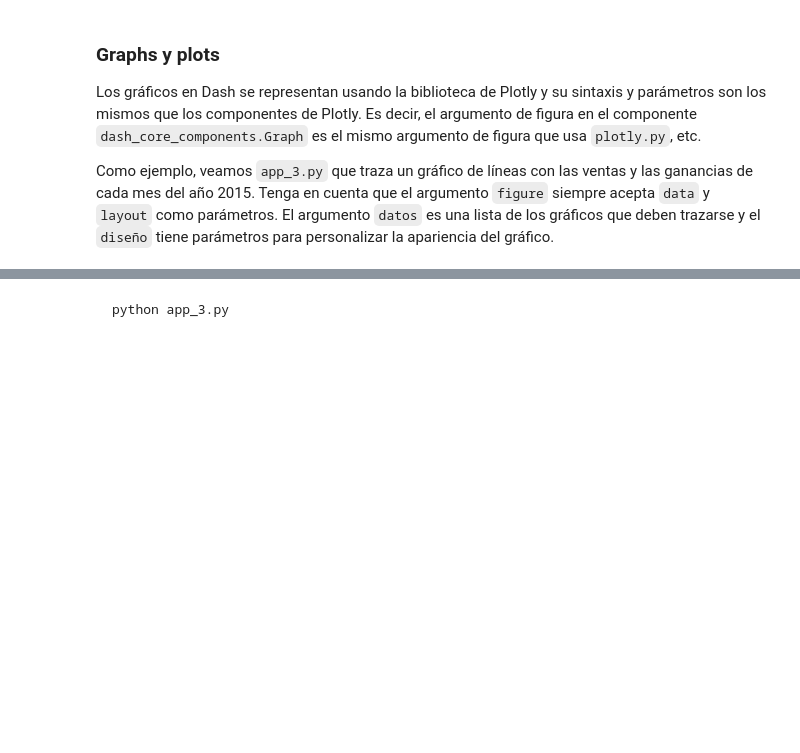
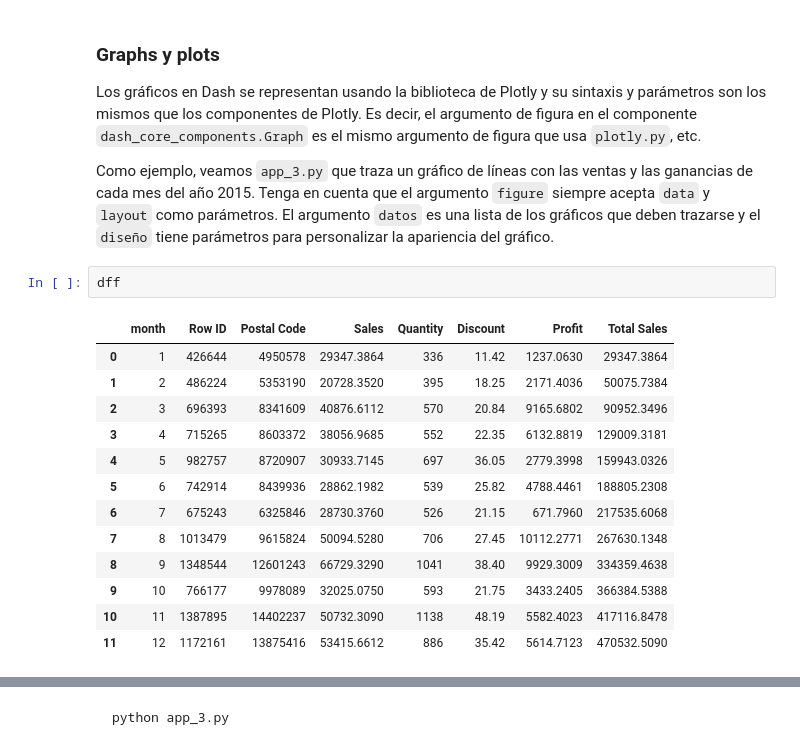
Before and after one commit to dfbustosus/Bootcamp-DS-2023-I, a Jupyter notebook: Clase 15 y 16 - 19 y 24 Abr 2023/1) Caso_aplicado_Dash.ipynb, the cells around one changed output, grey strips where cells are left out. Saved outputs shown, nothing was run; the diff lists cells and outputs as text; blank space fills up the shorter version.

```diff
--- a/Clase 15 y 16 - 19 y 24 Abr 2023/1) Caso_aplicado_Dash.ipynb
+++ b/Clase 15 y 16 - 19 y 24 Abr 2023/1) Caso_aplicado_Dash.ipynb
@@ -323,6 +348,22 @@ El poder de Dash está anidado dentro de sus componentes principales. Este grupo
 Los gráficos en Dash se representan usando la biblioteca de Plotly y su sintaxis y parámetros son los mismos que los componentes de Plotly. Es decir, el argumento de figura en el componente `dash_core_components.Graph` es el mismo argumento de figura que usa `plotly.py`, etc.
 
 Como ejemplo, veamos `app_3.py` que traza un gráfico de líneas con las ventas y las ganancias de cada mes del año 2015. Tenga en cuenta que el argumento `figure` siempre acepta `data` y `layout` como parámetros. El argumento `datos` es una lista de los gráficos que deben trazarse y el `diseño` tiene parámetros para personalizar la apariencia del gráfico.
+# %%
+dff
+# %% [output]
+|  | month | Row ID | Postal Code | Sales | Quantity | Discount | Profit | Total Sales |
+| 0 | 1 | 426644 | 4950578 | 29347.3864 | 336 | 11.42 | 1237.0630 | 29347.3864 |
+| 1 | 2 | 486224 | 5353190 | 20728.3520 | 395 | 18.25 | 2171.4036 | 50075.7384 |
+| 2 | 3 | 696393 | 8341609 | 40876.6112 | 570 | 20.84 | 9165.6802 | 90952.3496 |
+| 3 | 4 | 715265 | 8603372 | 38056.9685 | 552 | 22.35 | 6132.8819 | 129009.3181 |
+| 4 | 5 | 982757 | 8720907 | 30933.7145 | 697 | 36.05 | 2779.3998 | 159943.0326 |
+| 5 | 6 | 742914 | 8439936 | 28862.1982 | 539 | 25.82 | 4788.4461 | 188805.2308 |
+| 6 | 7 | 675243 | 6325846 | 28730.3760 | 526 | 21.15 | 671.7960 | 217535.6068 |
+| 7 | 8 | 1013479 | 9615824 | 50094.5280 | 706 | 27.45 | 10112.2771 | 267630.1348 |
+| 8 | 9 | 1348544 | 12601243 | 66729.3290 | 1041 | 38.40 | 9929.3009 | 334359.4638 |
+| 9 | 10 | 766177 | 9978089 | 32025.0750 | 593 | 21.75 | 3433.2405 | 366384.5388 |
+| 10 | 11 | 1387895 | 14402237 | 50732.3090 | 1138 | 48.19 | 5582.4023 | 417116.8478 |
+| 11 | 12 | 1172161 | 13875416 | 53415.6612 | 886 | 35.42 | 5614.7123 | 470532.5090 |
 # %%
 import pandas as pd
 import dash
```
Also changed, not shown: parts of 22 cells of this notebook, 14 other files.
